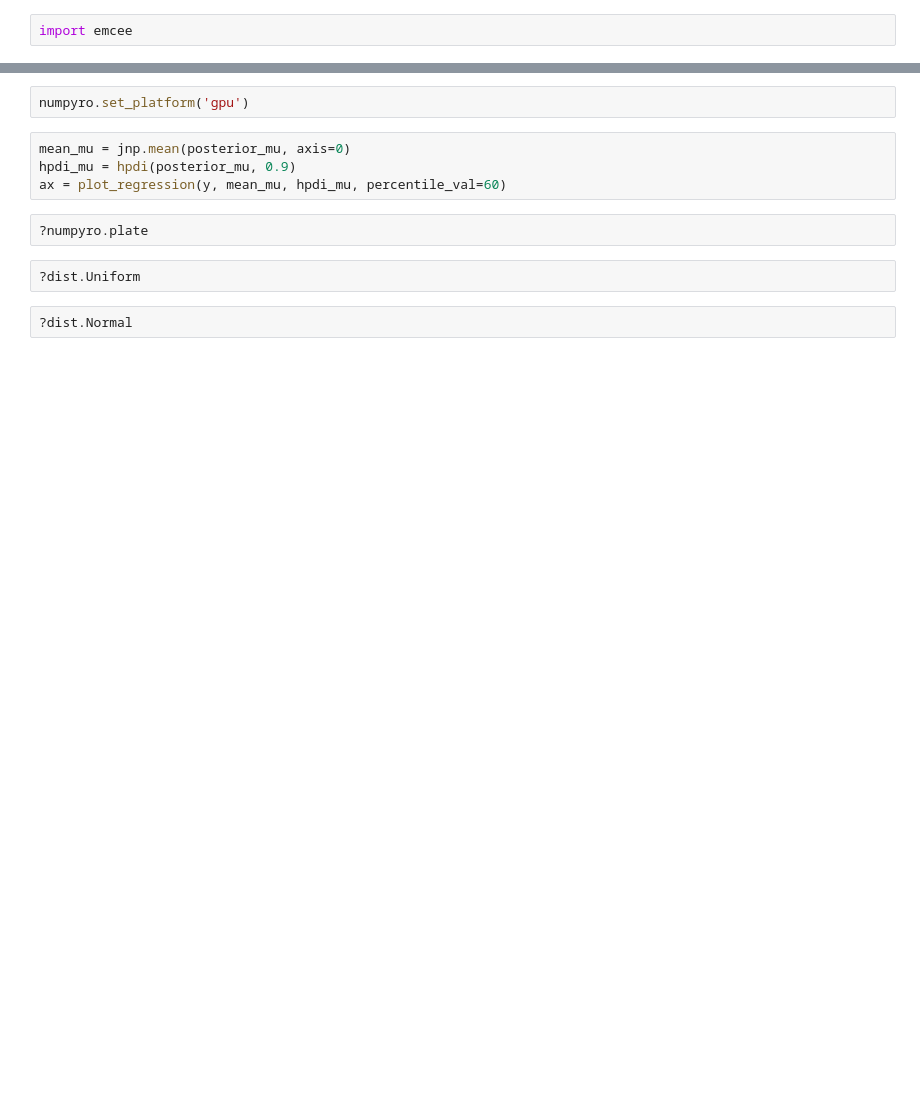
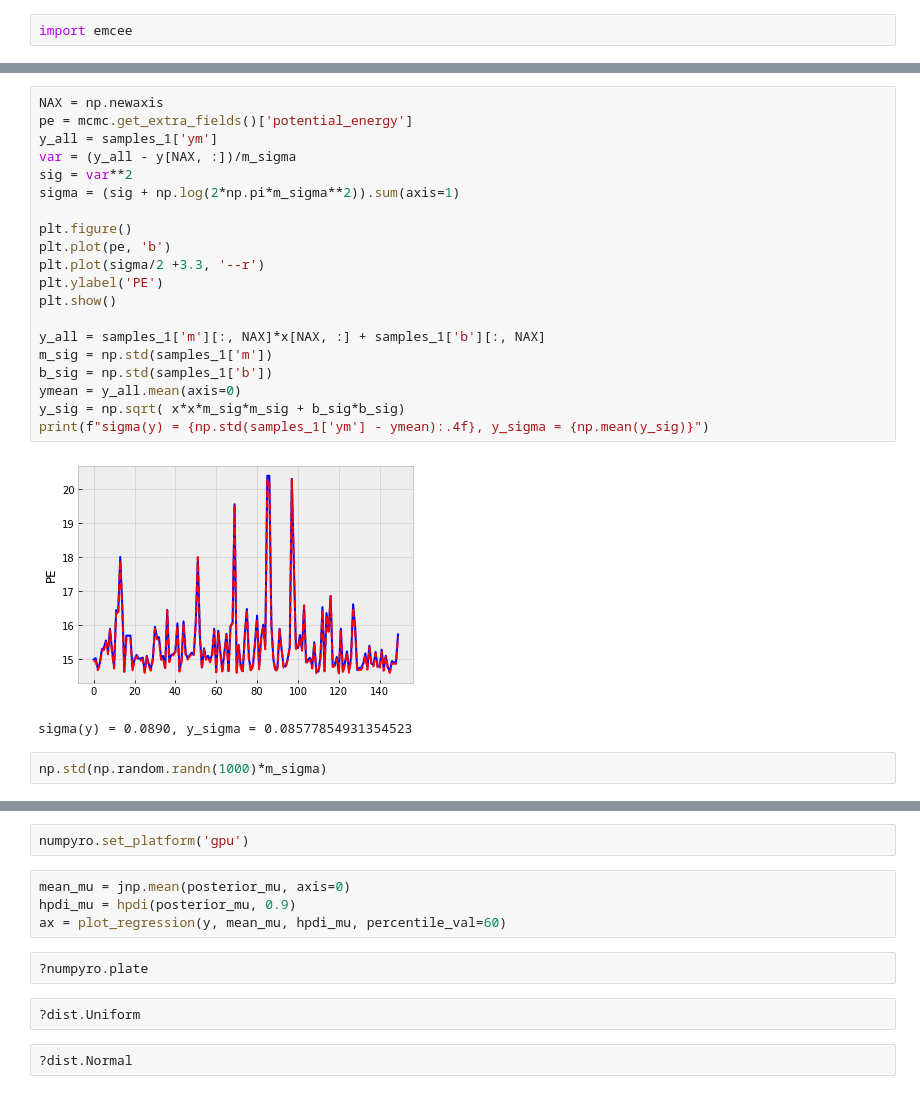
Before and after one commit to srijaniiserprinceton/qdpy-numpyro, a Jupyter notebook: notebooks/linear-regression.ipynb, the cells around one changed output, grey strips where cells are left out. Drawn from its saved outputs; the diff is of its cells as text; blank space fills up the shorter version.

```diff
--- a/notebooks/linear-regression.ipynb
+++ b/notebooks/linear-regression.ipynb
@@ -138,3 +111,28 @@ samples_1['mu'].shape
+# %%
+NAX = np.newaxis
+pe = mcmc.get_extra_fields()['potential_energy']
+y_all = samples_1['ym']
+var = (y_all - y[NAX, :])/m_sigma
+sig = var**2
+sigma = (sig + np.log(2*np.pi*m_sigma**2)).sum(axis=1)
+
+plt.figure()
+plt.plot(pe, 'b')
+plt.plot(sigma/2 +3.3, '--r')
+plt.ylabel('PE')
+plt.show()
+
+y_all = samples_1['m'][:, NAX]*x[NAX, :] + samples_1['b'][:, NAX]
+m_sig = np.std(samples_1['m'])
+b_sig = np.std(samples_1['b'])
+ymean = y_all.mean(axis=0)
+y_sig = np.sqrt( x*x*m_sig*m_sig + b_sig*b_sig)
+print(f"sigma(y) = {np.std(samples_1['ym'] - ymean):.4f}, y_sigma = {np.mean(y_sig)}")
+# %% [output]
+[figure, added]
+sigma(y) = 0.0890, y_sigma = 0.08577854931354523
+# %%
+np.std(np.random.randn(1000)*m_sigma)
 # %%
 def plot_regression(x, y_mean, y_hpdi, percentile_val):
     # Sort values for plotting by x axis
```
Also changed, not shown: parts of 9 cells of this notebook, 5 other files.
